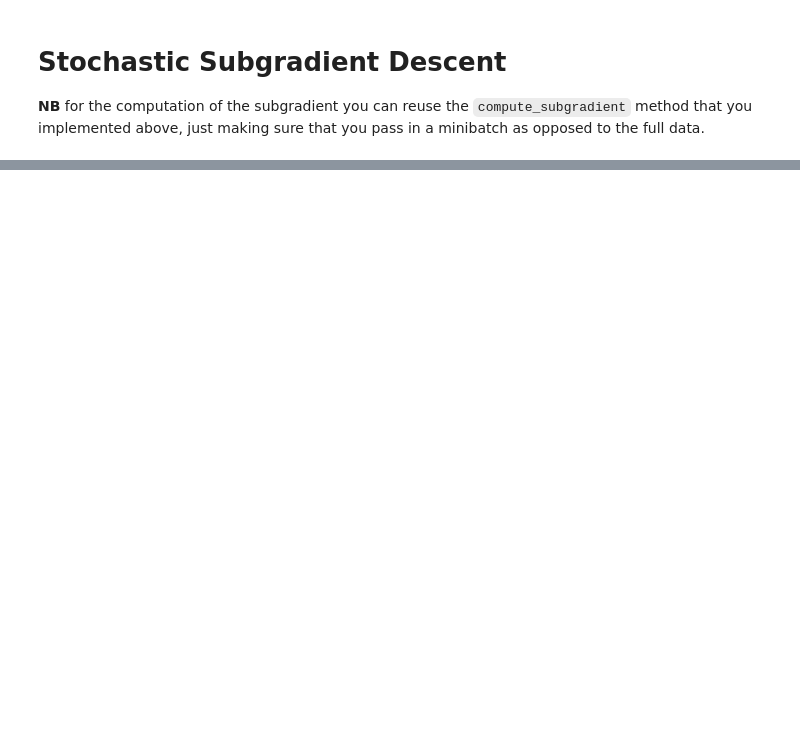
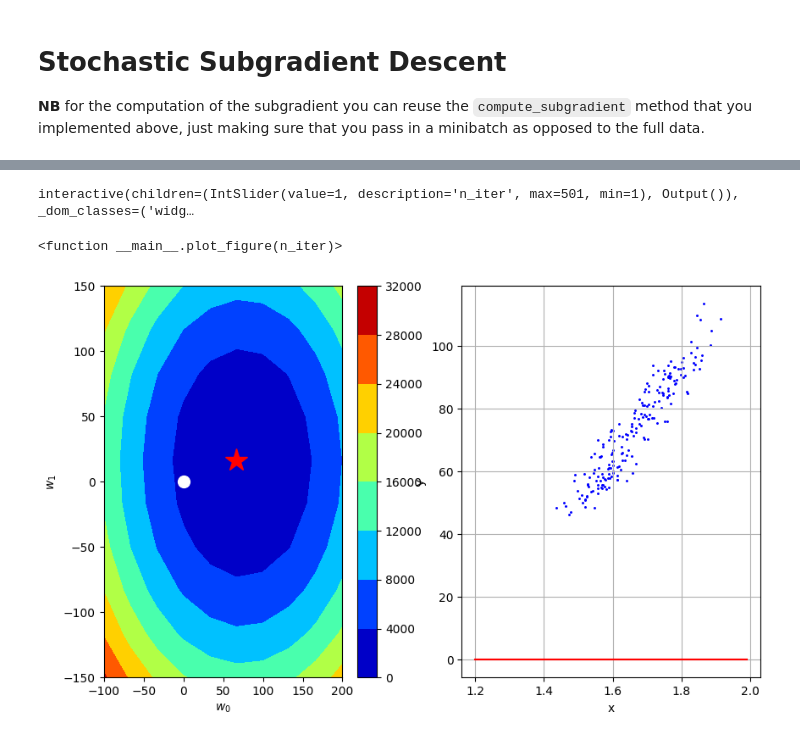
Before and after one commit to nutemmax/ML_course, a Jupyter notebook: labs/ex02/template/ex02.ipynb, the cells around one changed output, grey strips where cells are left out. Cells and saved outputs as stored; diff of their text form; code cells hidden in the pictures; blank space fills up the shorter version.

```diff
--- a/labs/ex02/template/ex02.ipynb
+++ b/labs/ex02/template/ex02.ipynb
@@ -627,16 +691,20 @@ def stochastic_subgradient_descent(y, tx, initial_w, batch_size, max_iters, gamm
     """
 
     # Define parameters to store w and loss
+    loss_type = "MAE"
     ws = [initial_w]
-    losses = []
-    w = initial_w
+    losses = [compute_loss(y,tx,initial_w, loss_type)]
+    w = initial_w.copy()
 
     for n_iter in range(max_iters):
-        # ***************************************************
-        # INSERT YOUR CODE HERE
-        # TODO: implement stochastic subgradient descent.
-        # ***************************************************
-        raise NotImplementedError
+
+        for y_batch, tx_batch in batch_iter(y,tx,batch_size,num_batches=1, shuffle=True) :
+            stochastic_subgrad_L = compute_subgradient_mae(y_batch,tx_batch,w)
+            w = w - gamma* stochastic_subgrad_L
+            loss = compute_loss(y,tx,w, loss_type)
+
+            losses.append(loss)
+            ws.append(w)
 
         print(
             "SubSGD iter. {bi}/{ti}: loss={l}, w0={w0}, w1={w1}".format(
@@ -648,7 +716,7 @@ def stochastic_subgradient_descent(y, tx, initial_w, batch_size, max_iters, gamm
 # Define the parameters of the algorithm.
 max_iters = 500
 gamma = 0.7
-batch_size = 1
+batch_size = 2
 
 # Initialization
 w_initial = np.array([0, 0])
@@ -666,21 +752,26 @@ print("SubSGD: execution time={t:.3f} seconds".format(t=exection_time))
 # %%
 from ipywidgets import IntSlider, interact
 
 
 def plot_figure(n_iter):
     fig = gradient_descent_visualization(
         subsgd_losses,
         subsgd_ws,
         grid_losses,
         grid_w0,
         grid_w1,
         mean_x,
         std_x,
         height,
         weight,
         n_iter,
     )
     fig.set_size_inches(10.0, 6.0)
+    return fig
 
 
 interact(plot_figure, n_iter=IntSlider(min=1, max=len(subsgd_ws)))
+# %% [output]
+interactive(children=(IntSlider(value=1, description='n_iter', max=501, min=1), Output()), _dom_classes=('widg…
+<function __main__.plot_figure(n_iter)>
+[figure, added]
```
Also changed, not shown: parts of 21 cells of this notebook.
